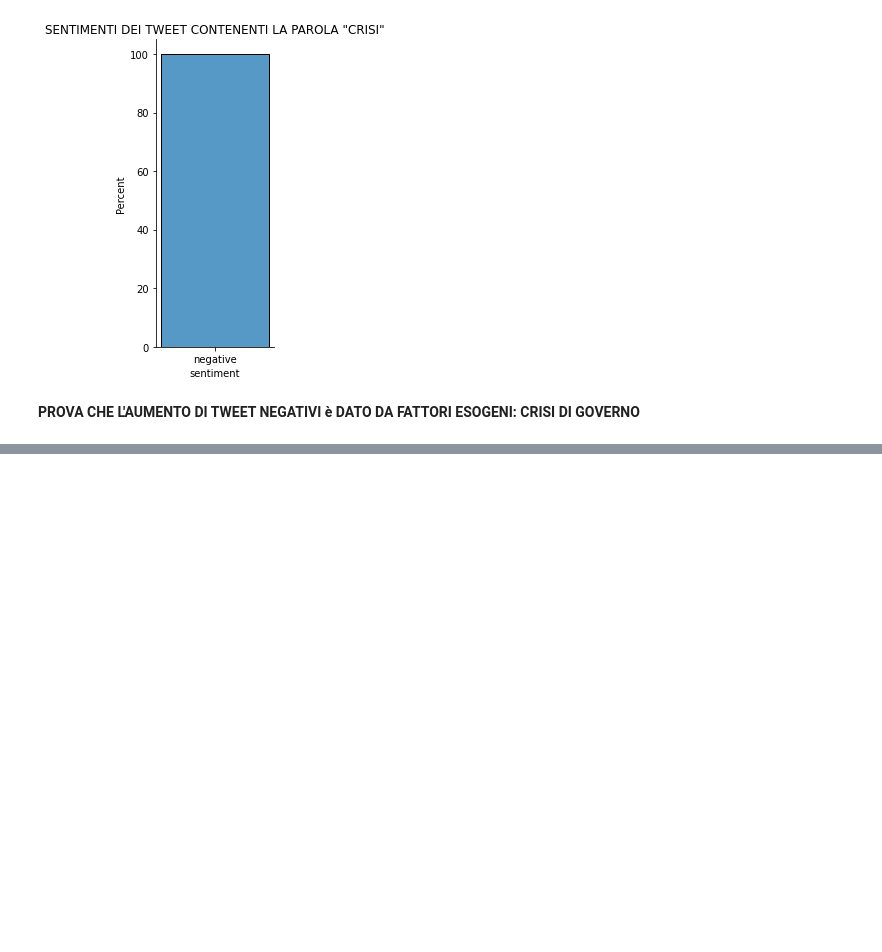
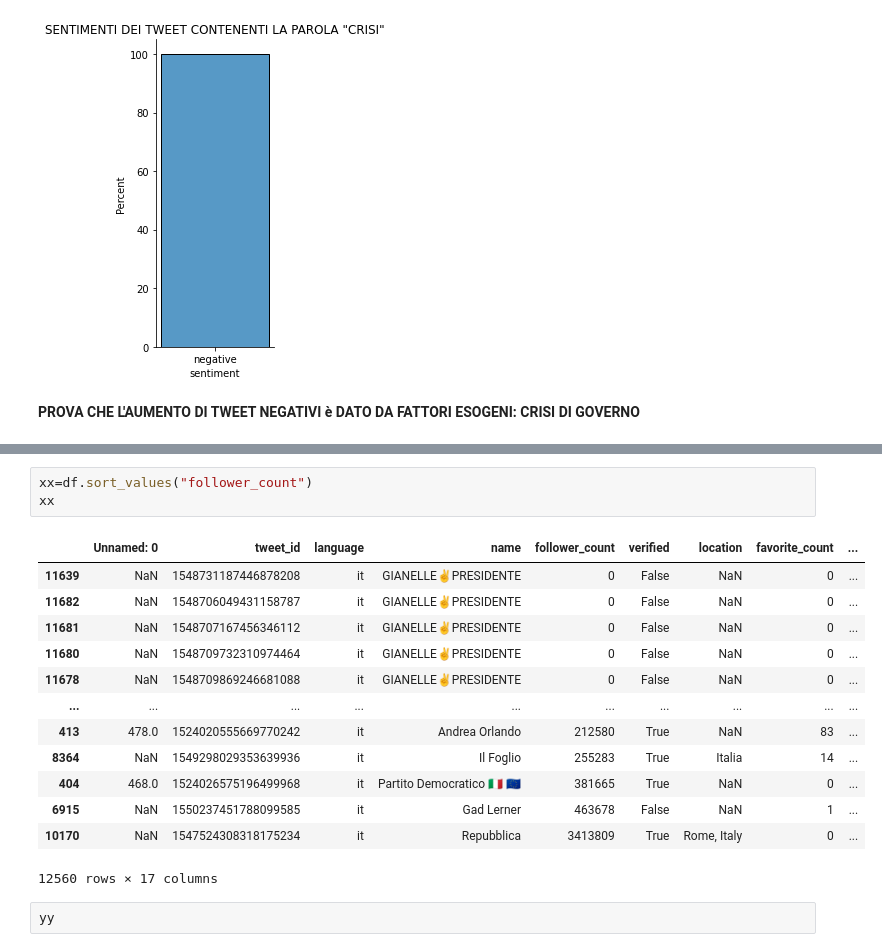
Before and after one commit to paolofesta/prove, a Jupyter notebook: TESI.ipynb, the cells around one changed output, grey strips where cells are left out. Cells and saved outputs as stored; diff of their text form; blank space fills up the shorter version.

```diff
--- a/TESI.ipynb
+++ b/TESI.ipynb
@@ -874,0 +955,19 @@ print()
+# %%
+xx=df.sort_values("follower_count")
+xx
+# %% [output]
+|  | Unnamed: 0 | tweet_id | language | name | follower_count | verified | location | favorite_count | ... |
+| 11639 | NaN | 1548731187446878208 | it | GIANELLE✌️PRESIDENTE | 0 | False | NaN | 0 | ... |
+| 11682 | NaN | 1548706049431158787 | it | GIANELLE✌️PRESIDENTE | 0 | False | NaN | 0 | ... |
+| 11681 | NaN | 1548707167456346112 | it | GIANELLE✌️PRESIDENTE | 0 | False | NaN | 0 | ... |
+| 11680 | NaN | 1548709732310974464 | it | GIANELLE✌️PRESIDENTE | 0 | False | NaN | 0 | ... |
+| 11678 | NaN | 1548709869246681088 | it | GIANELLE✌️PRESIDENTE | 0 | False | NaN | 0 | ... |
+| ... | ... | ... | ... | ... | ... | ... | ... | ... | ... |
+| 413 | 478.0 | 1524020555669770242 | it | Andrea Orlando | 212580 | True | NaN | 83 | ... |
+| 8364 | NaN | 1549298029353639936 | it | Il Foglio | 255283 | True | Italia | 14 | ... |
+| 404 | 468.0 | 1524026575196499968 | it | Partito Democratico 🇮🇹 🇪🇺 | 381665 | True | NaN | 0 | ... |
+| 6915 | NaN | 1550237451788099585 | it | Gad Lerner | 463678 | False | NaN | 1 | ... |
+| 10170 | NaN | 1547524308318175234 | it | Repubblica | 3413809 | True | Rome, Italy | 0 | ... |
+12560 rows × 17 columns
+# %%
+yy
```
Also changed, not shown: parts of 10 cells of this notebook.
